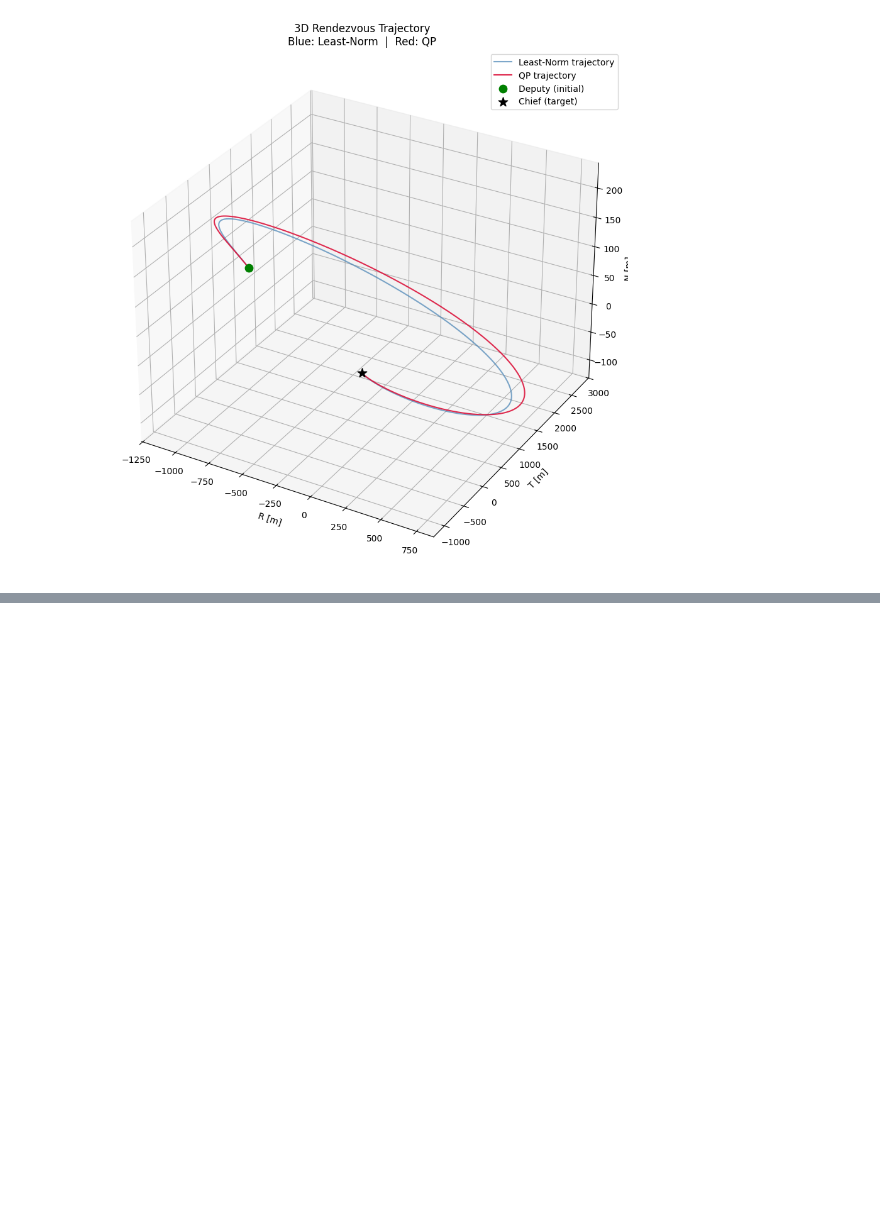
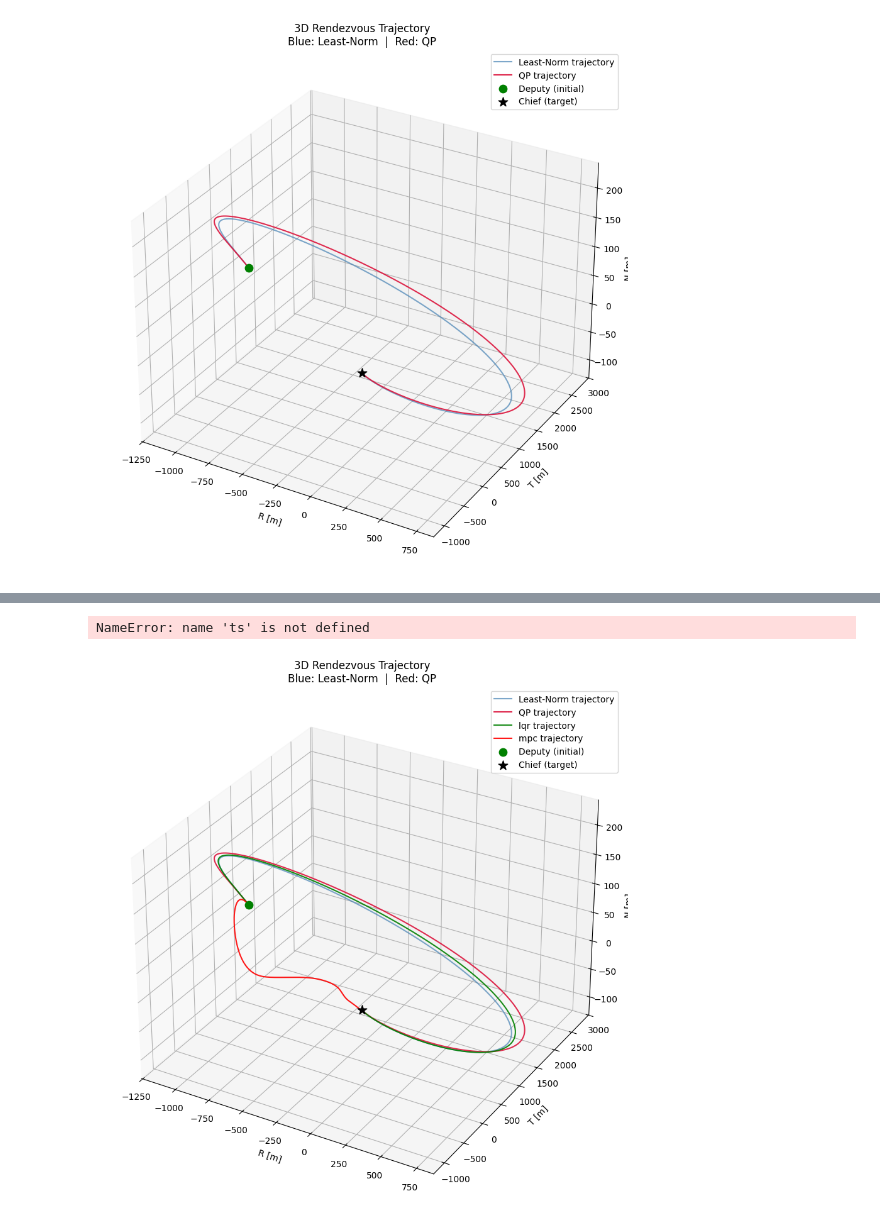
Before and after one commit to Donghoon-Y/inha, a Jupyter notebook: optimal_traj/CW_Rendezvous_QP.ipynb, the cells around one changed output, grey strips where cells are left out. Drawn from its saved outputs; the diff is of its cells as text; code cells hidden in the pictures; blank space fills up the shorter version.

```diff
--- a/optimal_traj/CW_Rendezvous_QP.ipynb
+++ b/optimal_traj/CW_Rendezvous_QP.ipynb
@@ -535,0 +933,67 @@ plt.show()
+# %%
+ts_ctrl = ts[:-1] / 60
+mag_ln = np.linalg.norm(u_opt_ln, axis=1)
+mag_qp = np.linalg.norm(u_opt_qp, axis=1)
+mag_lqr = np.linalg.norm(u_traj_lqr, axis =1)
+mag_mpc = np.linalg.norm(u_traj_mpc, axis =1)
+
+fig, axes = plt.subplots(2, 2, figsize=(14, 8))
+fig.suptitle('Least-Norm vs QP vs LQR : Thrust Comparison', fontsize=14)
+
+labels = ['u_R [m/s²]', 'u_T [m/s²]', 'u_N [m/s²]']
+colors_ln = ['steelblue', 'darkorange', 'seagreen']
+colors_qp = ['royalblue', 'tomato',     'mediumseagreen']
+colors_lqr = ['skyblue', 'red', 'green']
+colors_mpc = ['blue', 'purple', 'tomato']
+
+for i in range(3):
+    ax = [axes[0,0], axes[0,1], axes[1,0]][i]
+    ax.plot(ts_ctrl, u_opt_ln[:, i], color=colors_ln[i], lw=1.0, alpha=0.7, label='Least-Norm')
+    ax.plot(ts_ctrl, u_opt_qp[:, i], color=colors_qp[i], lw=1.0, alpha=0.9, label='QP')
+    ax.plot(ts_ctrl, u_traj_lqr[:,i], color=colors_lqr[i], lw=1.0, alpha=0.9, label ='lqr')
+    ax.plot(ts_ctrl, u_traj_mpc[:,i], color=colors_mpc[i], lw=1.0, alpha=0.9, label ='mpc')
+    ax.axhline( u_max, color='crimson', ls='--', lw=0.8)
+    ax.axhline(-u_max, color='crimson', ls='--', lw=0.8)
+    ax.set_ylabel(labels[i]); ax.set_xlabel('Time [min]')
+    ax.legend(fontsize=8); ax.grid(True)
+
+axes[1,1].plot(ts_ctrl, mag_ln, color='steelblue', lw=1.2, label='Least-Norm')
+axes[1,1].plot(ts_ctrl, mag_qp, color='crimson',   lw=1.2, label='QP')
+axes[1,1].plot(ts_ctrl, mag_lqr, color='skyblue',   lw=1.2, label='LQR')
+axes[1,1].plot(ts_ctrl, mag_mpc, color='blue',   lw=1.2, label='mpc')
+axes[1,1].axhline(u_max, color='crimson', ls='--', lw=1.0, label=f'u_max={u_max:.4f}')
+axes[1,1].set_ylabel('||u|| [m/s²]'); axes[1,1].set_xlabel('Time [min]')
+axes[1,1].set_title('Thrust Magnitude'); axes[1,1].legend(fontsize=8); axes[1,1].grid(True)
+
+plt.tight_layout()
+plt.show()
+
+print(f'LN  총 delta-V : {np.sum(mag_ln)*dt:.4f} m/s')
+print(f'QP  총 delta-V : {np.sum(mag_qp)*dt:.4f} m/s')
+print(f'LQR  총 delta-V : {np.sum(mag_lqr)*dt:.4f} m/s')
+print(f'MPC 총 delta-V : {np.sum(mag_mpc)*dt:.4f}m/s')
+# %% [output]
+NameError: name 'ts' is not defined
+# %%
+fig = plt.figure(figsize=(13, 9))
+ax  = fig.add_subplot(111, projection='3d')
+
+ax.plot(x_traj_ln[0,:], x_traj_ln[1,:], x_traj_ln[2,:],
+        color='steelblue', lw=1.5, label='Least-Norm trajectory', alpha=0.7)
+ax.plot(x_traj_qp[0,:], x_traj_qp[1,:], x_traj_qp[2,:],
+        color='crimson',   lw=1.5, label='QP trajectory',         alpha=0.9)
+ax.plot(x_traj_lqr[0,:], x_traj_lqr[1,:], x_traj_lqr[2,:],
+        color='green',   lw=1.5, label='lqr trajectory',         alpha=0.9)
+ax.plot(x_traj_mpc[0,:], x_traj_mpc[1,:], x_traj_mpc[2,:],
+        color='red',   lw=1.5, label='mpc trajectory',         alpha=0.9)
+
+ax.scatter(*x0[:3],  color='green', s=80,  zorder=5, label='Deputy (initial)')
+ax.scatter(0, 0, 0,  color='black', s=120, marker='*', zorder=5, label='Chief (target)')
+
+ax.set_xlabel('R [m]'); ax.set_ylabel('T [m]'); ax.set_zlabel('N [m]')
+ax.set_title('3D Rendezvous Trajectory\nBlue: Least-Norm  |  Red: QP')
+ax.legend()
+plt.tight_layout()
+plt.show()
+# %% [output]
+[figure, added]
```
Also changed, not shown: parts of 7 cells of this notebook, 2 other files.
